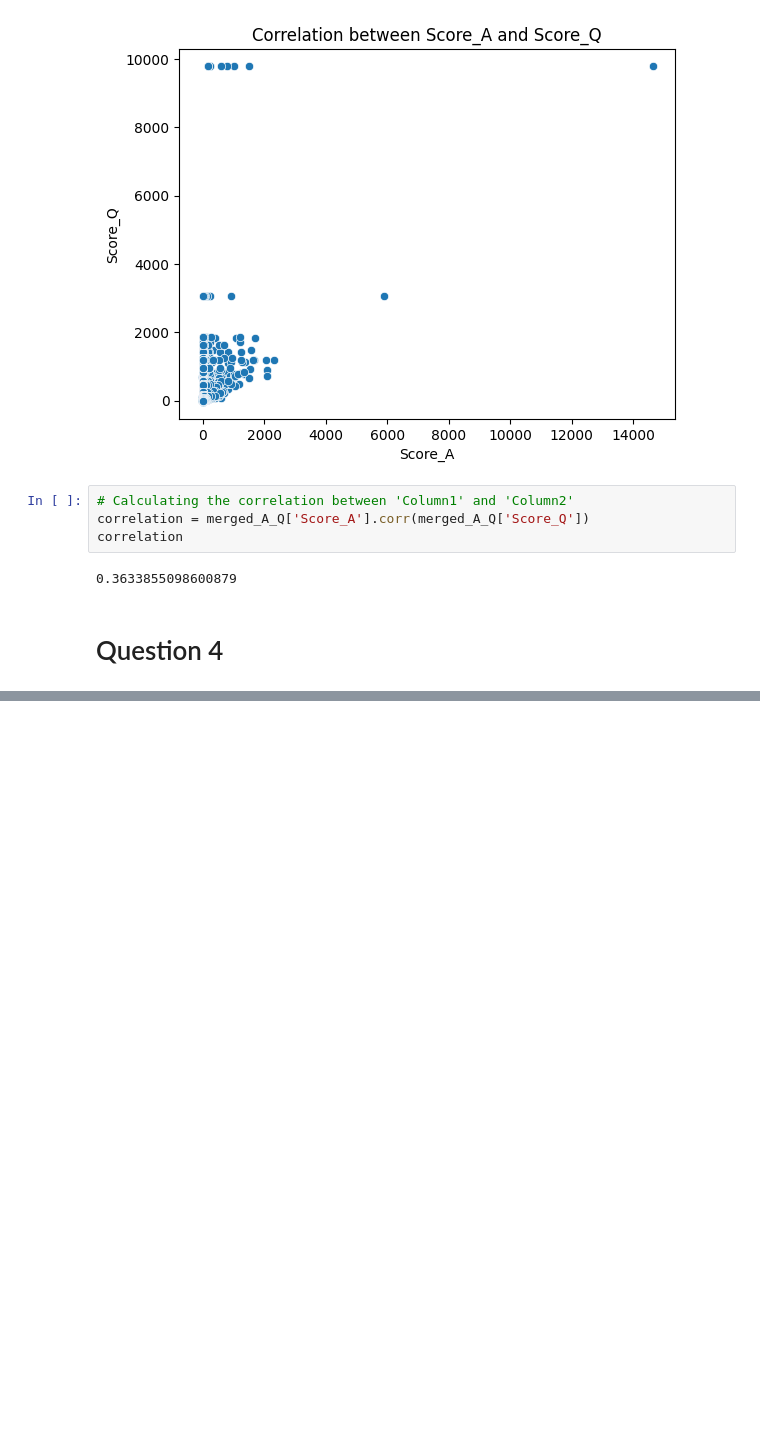
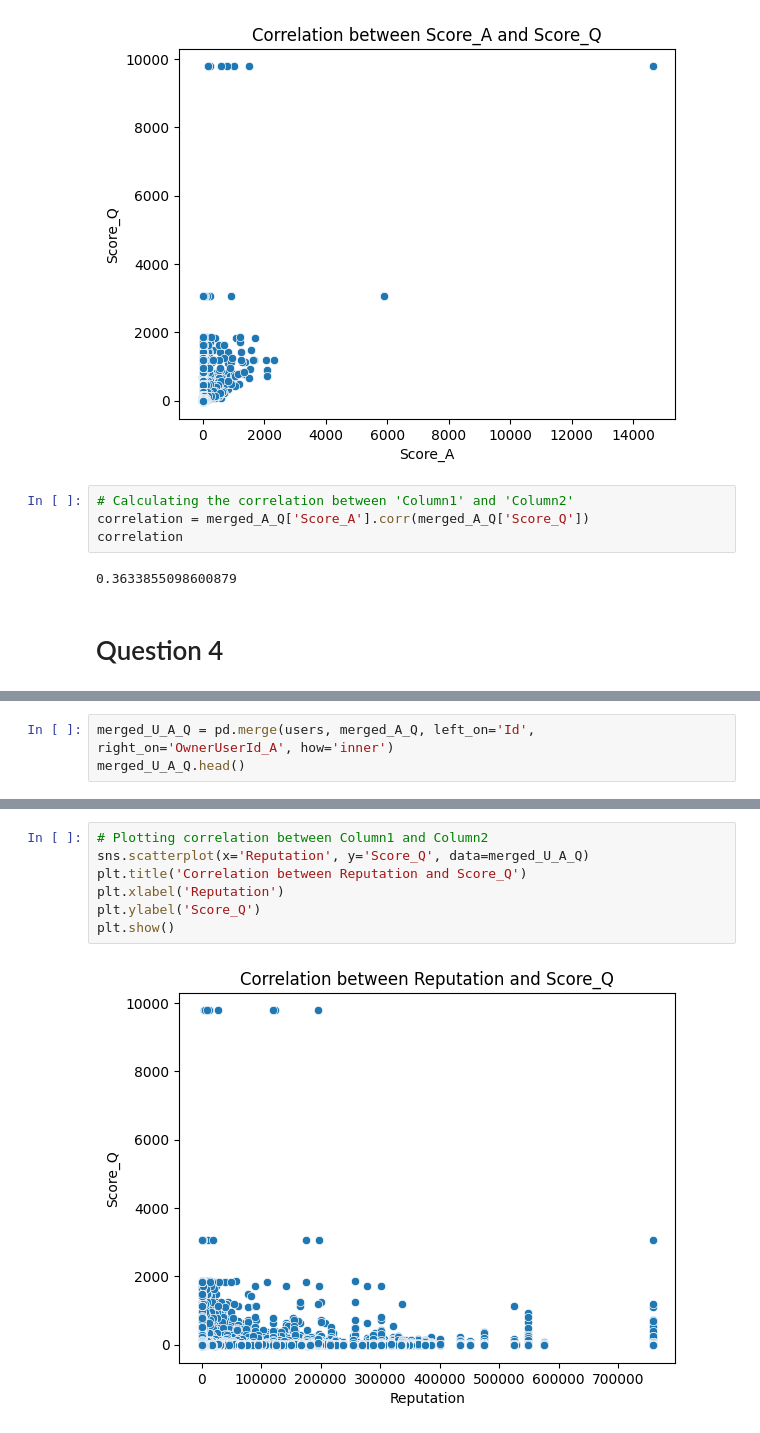
Before and after one commit to mostafa-ja/Data-Mining-fall-2023, a Jupyter notebook: Data_Mining2.ipynb, the cells around one changed output, grey strips where cells are left out. Drawn from its saved outputs; the diff is of its cells as text; blank space fills up the shorter version.

```diff
--- a/Data_Mining2.ipynb
+++ b/Data_Mining2.ipynb
@@ -252,0 +245,3 @@ correlation
+# %%
+merged_U_A_Q = pd.merge(users, merged_A_Q, left_on='Id', right_on='OwnerUserId_A', how='inner')
+merged_U_A_Q.head()
@@ -252,0 +265,9 @@ correlation
+# %%
+# Plotting correlation between Column1 and Column2
+sns.scatterplot(x='Reputation', y='Score_Q', data=merged_U_A_Q)
+plt.title('Correlation between Reputation and Score_Q')
+plt.xlabel('Reputation')
+plt.ylabel('Score_Q')
+plt.show()
+# %% [output]
+[figure, added]
```
Also changed, not shown: parts of 10 cells of this notebook.
